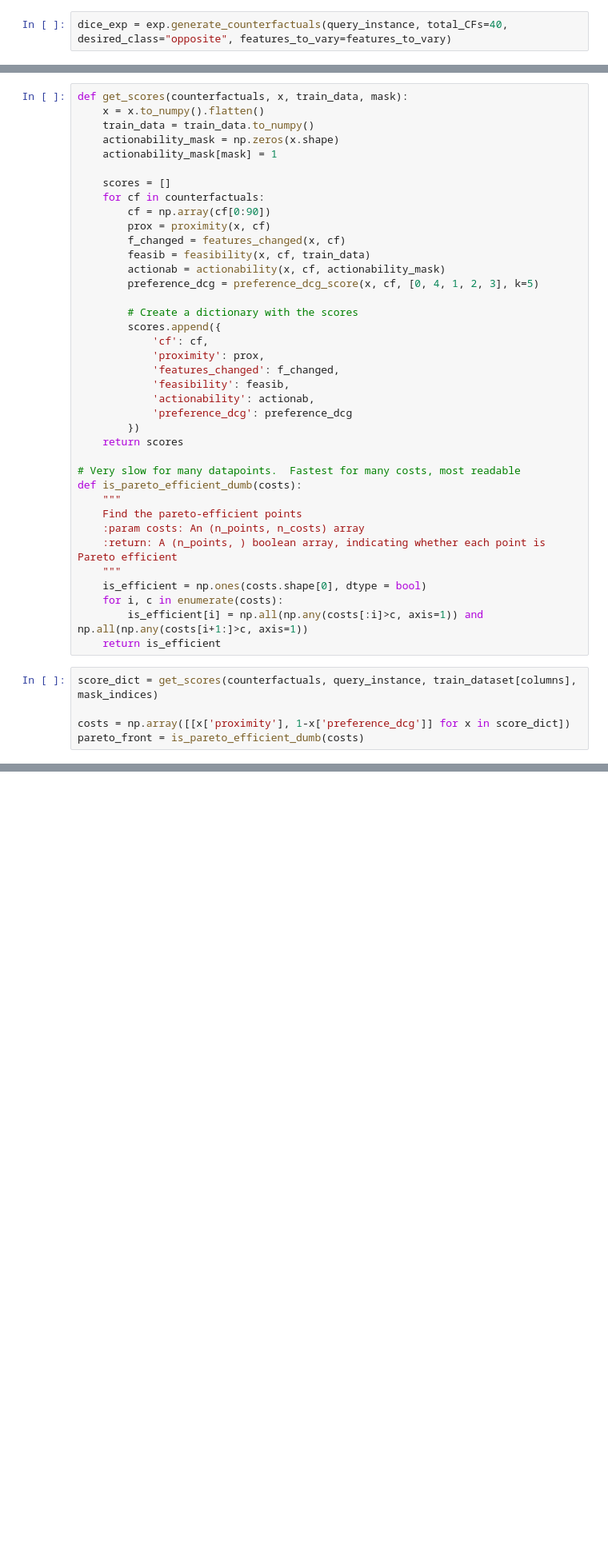
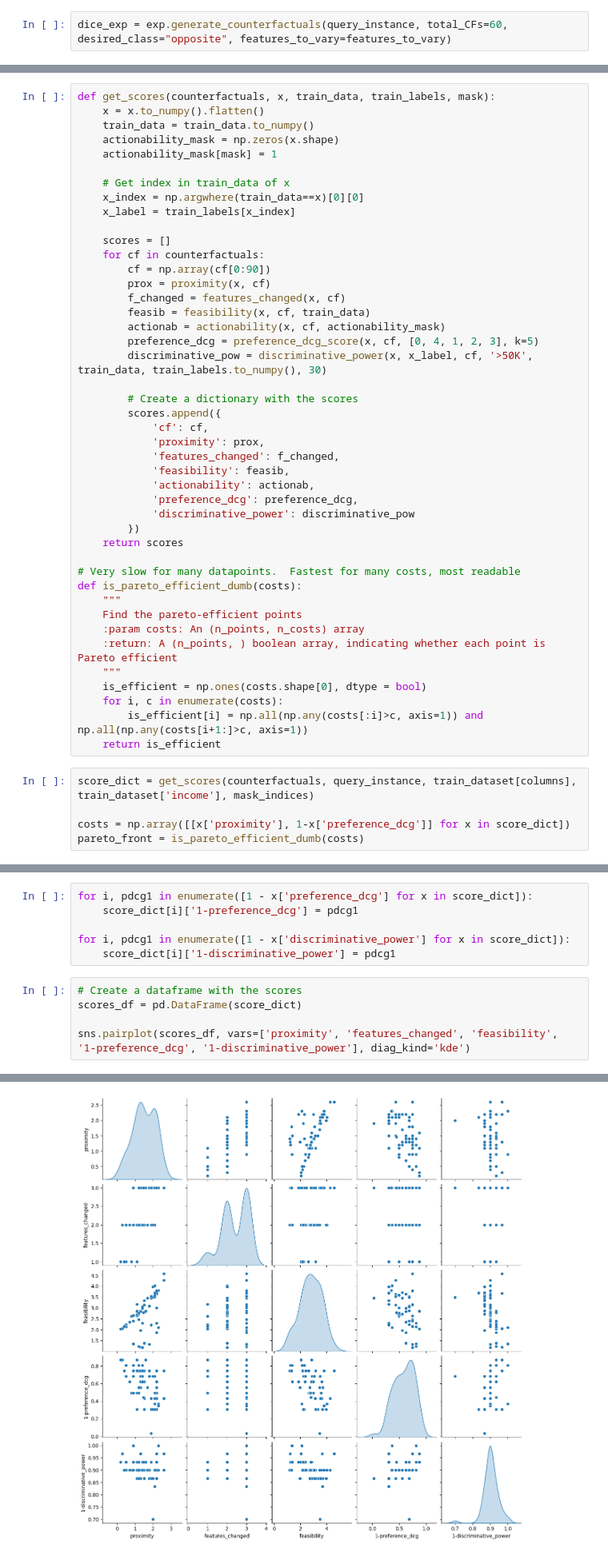
Before and after one commit to istepka/MCSECE, a Jupyter notebook: src/metrics_exploration.ipynb, the cells around one changed output, grey strips where cells are left out. Shown at 80% size. Cells and saved outputs as stored; diff of their text form; blank space fills up the shorter version.

```diff
--- a/src/metrics_exploration.ipynb
+++ b/src/metrics_exploration.ipynb
@@ -76,7 +76,7 @@ mask_indices = [columns.index(feat) for feat in nonactionable_features]
 # %%
 features_to_vary = list(set(columns_list) - set(nonactionable_features))
 # %%
-dice_exp = exp.generate_counterfactuals(query_instance, total_CFs=40, desired_class="opposite", features_to_vary=features_to_vary)
+dice_exp = exp.generate_counterfactuals(query_instance, total_CFs=60, desired_class="opposite", features_to_vary=features_to_vary)
 # %%
 counterfactuals = json.loads(dice_exp.to_json())['cfs_list'][0]
 # %%
@@ -84,11 +84,15 @@ query_instance.to_numpy().flatten().shape
 # %% [output]
 (90,)
 # %%
-def get_scores(counterfactuals, x, train_data, mask):
+def get_scores(counterfactuals, x, train_data, train_labels, mask):
     x = x.to_numpy().flatten()
     train_data = train_data.to_numpy()
     actionability_mask = np.zeros(x.shape)
     actionability_mask[mask] = 1
+
+    # Get index in train_data of x
+    x_index = np.argwhere(train_data==x)[0][0]
+    x_label = train_labels[x_index]
 
     scores = []
     for cf in counterfactuals:
@@ -98,6 +102,7 @@ def get_scores(counterfactuals, x, train_data, mask):
         feasib = feasibility(x, cf, train_data)
         actionab = actionability(x, cf, actionability_mask)
         preference_dcg = preference_dcg_score(x, cf, [0, 4, 1, 2, 3], k=5)
+        discriminative_pow = discriminative_power(x, x_label, cf, '>50K', train_data, train_labels.to_numpy(), 30)
 
         # Create a dictionary with the scores
         scores.append({
@@ -106,7 +111,8 @@ def get_scores(counterfactuals, x, train_data, mask):
             'features_changed': f_changed,
             'feasibility': feasib,
             'actionability': actionab,
-            'preference_dcg': preference_dcg
+            'preference_dcg': preference_dcg,
+            'discriminative_power': discriminative_pow
         })
     return scores
 
@@ -122,7 +128,7 @@ def is_pareto_efficient_dumb(costs):
         is_efficient[i] = np.all(np.any(costs[:i]>c, axis=1)) and np.all(np.any(costs[i+1:]>c, axis=1))
     return is_efficient
 # %%
-score_dict = get_scores(counterfactuals, query_instance, train_dataset[columns], mask_indices)
+score_dict = get_scores(counterfactuals, query_instance, train_dataset[columns], train_dataset['income'], mask_indices)
 
 costs = np.array([[x['proximity'], 1-x['preference_dcg']] for x in score_dict])
 pareto_front = is_pareto_efficient_dumb(costs)
@@ -170,0 +135,12 @@ fig.savefig('../images/adult_pareto_fronts_3.png', dpi=300)
+# %%
+for i, pdcg1 in enumerate([1 - x['preference_dcg'] for x in score_dict]):
+    score_dict[i]['1-preference_dcg'] = pdcg1
+
+for i, pdcg1 in enumerate([1 - x['discriminative_power'] for x in score_dict]):
+    score_dict[i]['1-discriminative_power'] = pdcg1
+# %%
+# Create a dataframe with the scores
+scores_df = pd.DataFrame(score_dict)
+
+sns.pairplot(scores_df, vars=['proximity', 'features_changed', 'feasibility', '1-preference_dcg', '1-discriminative_power'], diag_kind='kde')
+# %% [output]
@@ -170,0 +148 @@ fig.savefig('../images/adult_pareto_fronts_3.png', dpi=300)
+[figure, added]
```
Also changed, not shown: parts of 5 cells of this notebook, 8 other files.
